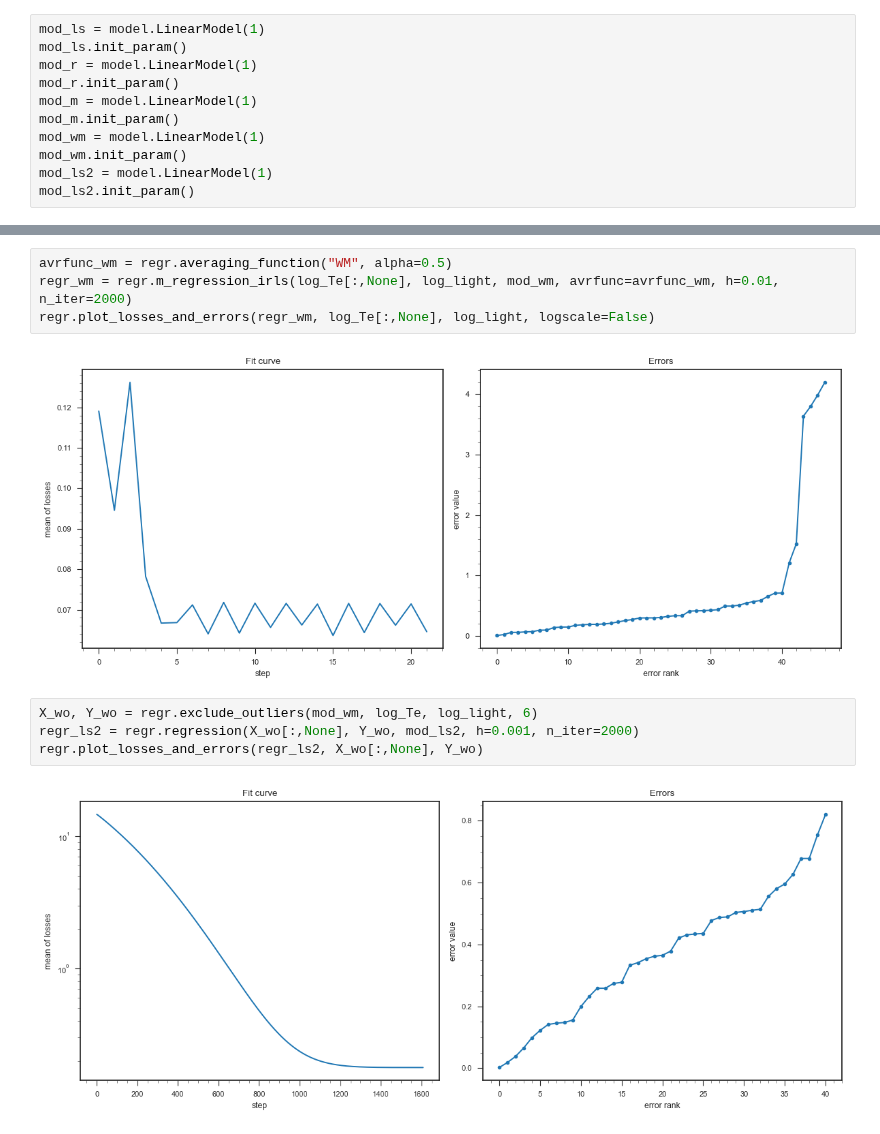
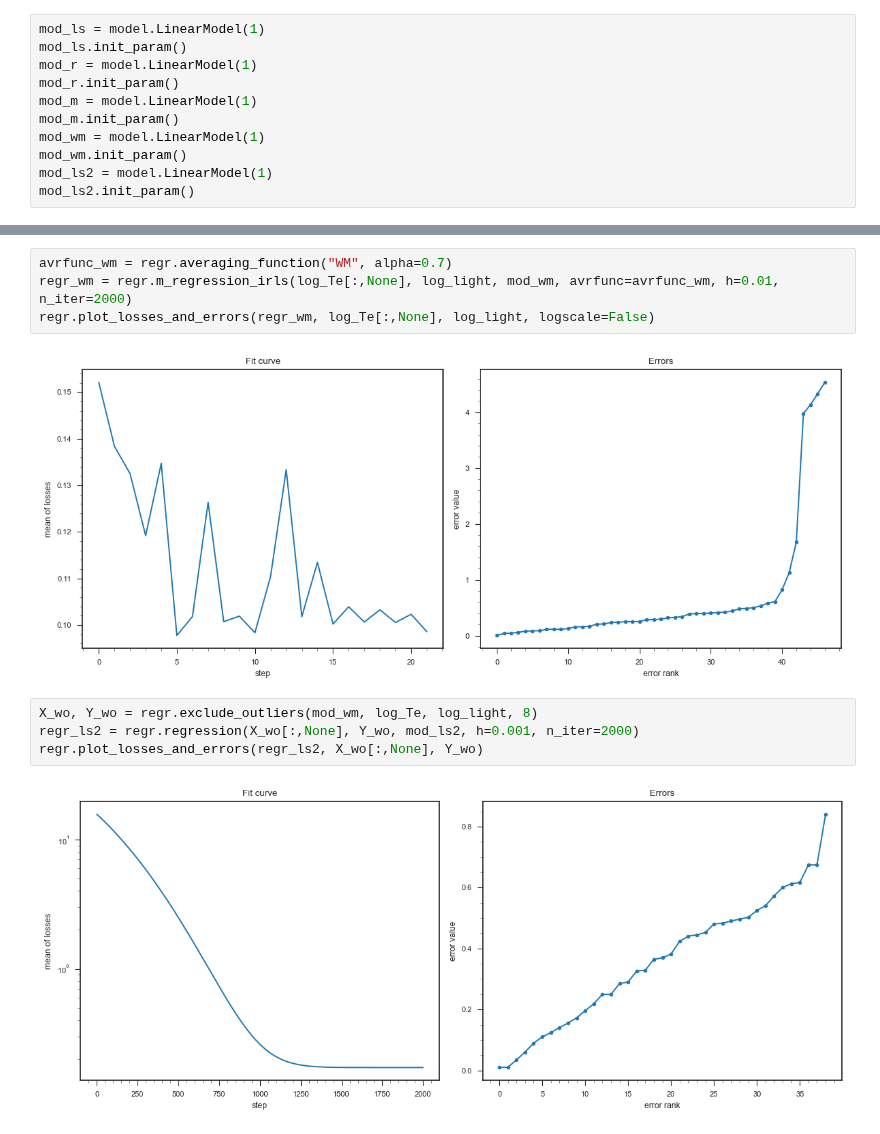
Before and after one commit to intellimath/mlgrad, a Jupyter notebook: examples/robust_linear_regression.ipynb, the cells around one changed output, grey strips where cells are left out. Saved outputs shown, nothing was run; the diff lists cells and outputs as text.

```diff
--- a/examples/robust_linear_regression.ipynb
+++ b/examples/robust_linear_regression.ipynb
@@ -90,15 +90,15 @@ regr.plot_losses_and_errors(regr_m, log_Te[:,None], log_light, logscale=False)
 # %%
-avrfunc_wm = regr.averaging_function("WM", alpha=0.5)
+avrfunc_wm = regr.averaging_function("WM", alpha=0.7)
 regr_wm = regr.m_regression_irls(log_Te[:,None], log_light, mod_wm, avrfunc=avrfunc_wm, h=0.01, n_iter=2000)
 regr.plot_losses_and_errors(regr_wm, log_Te[:,None], log_light, logscale=False)
 # %% [output]
-[figure, old version]
+[figure, new version]
 # %%
-X_wo, Y_wo = regr.exclude_outliers(mod_wm, log_Te, log_light, 6)
+X_wo, Y_wo = regr.exclude_outliers(mod_wm, log_Te, log_light, 8)
 regr_ls2 = regr.regression(X_wo[:,None], Y_wo, mod_ls2, h=0.001, n_iter=2000)
 regr.plot_losses_and_errors(regr_ls2, X_wo[:,None], Y_wo)
 # %% [output]
-[figure, old version]
+[figure, new version]
 # %%
 plt.figure(figsize=(10,5))
 plt.subplot(1,2,1)
```
Also changed, not shown: parts of 5 cells of this notebook, 11 other files.
